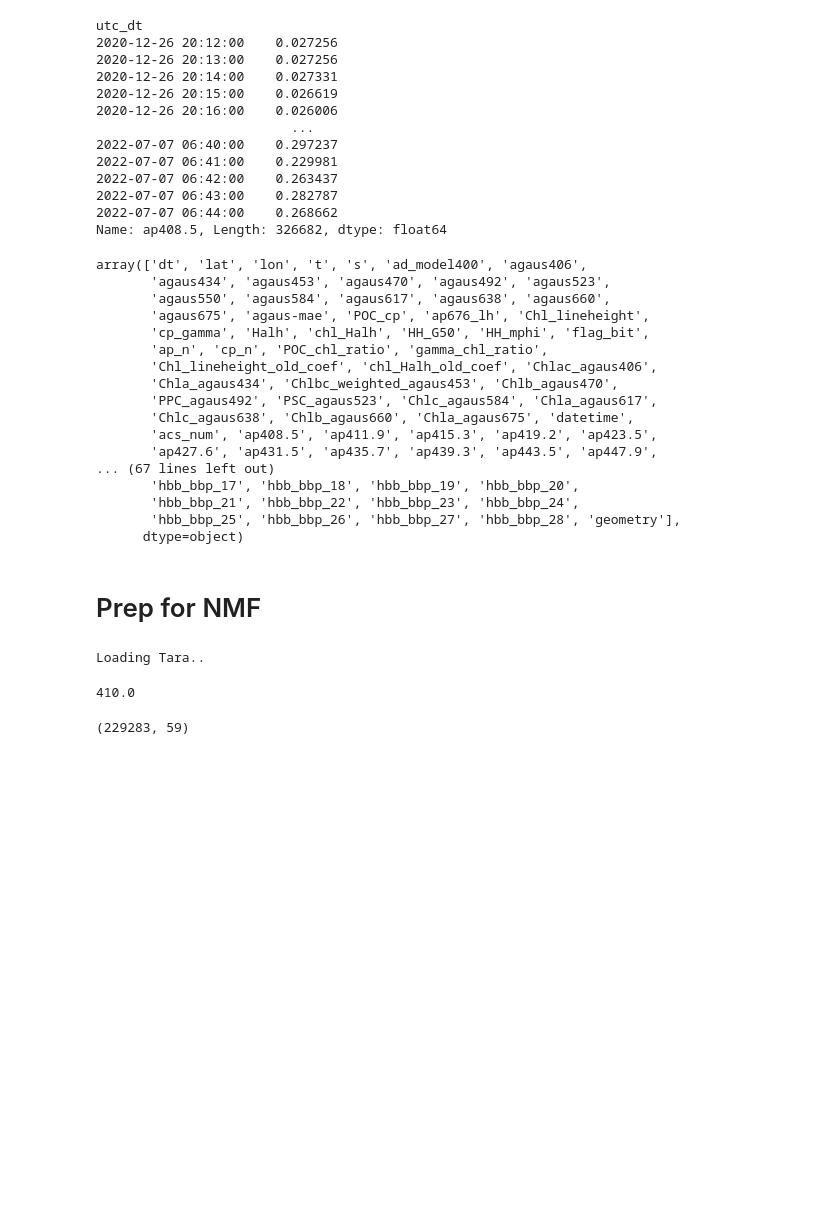
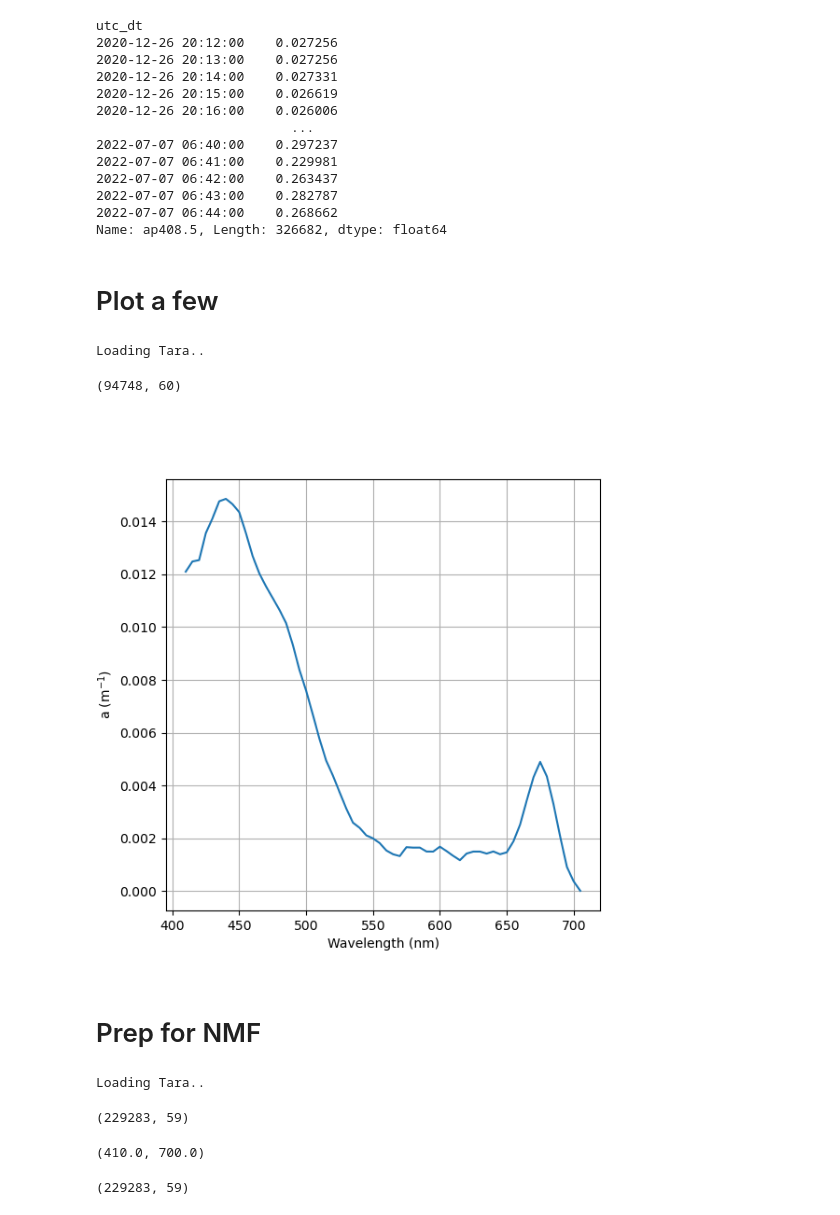
Before and after one commit to AI-for-Ocean-Science/cnmf, a Jupyter notebook: papers/I/Analysis/NewTara.ipynb, the cells around one changed output. Saved outputs shown, nothing was run; the diff lists cells and outputs as text; code cells hidden in the pictures; blank space fills up the shorter version.

```diff
--- a/papers/I/Analysis/NewTara.ipynb
+++ b/papers/I/Analysis/NewTara.ipynb
@@ -112,37 +112,42 @@ utc_dt
 2022-07-07 06:43:00    0.282787
 2022-07-07 06:44:00    0.268662
 Name: ap408.5, Length: 326682, dtype: float64
-# %%
-np.array(tara.keys())
-# %% [output]
-array(['dt', 'lat', 'lon', 't', 's', 'ad_model400', 'agaus406',
-       'agaus434', 'agaus453', 'agaus470', 'agaus492', 'agaus523',
-       'agaus550', 'agaus584', 'agaus617', 'agaus638', 'agaus660',
-       'agaus675', 'agaus-mae', 'POC_cp', 'ap676_lh', 'Chl_lineheight',
-       'cp_gamma', 'Halh', 'chl_Halh', 'HH_G50', 'HH_mphi', 'flag_bit',
-       'ap_n', 'cp_n', 'POC_chl_ratio', 'gamma_chl_ratio',
-       'Chl_lineheight_old_coef', 'chl_Halh_old_coef', 'Chlac_agaus406',
-       'Chla_agaus434', 'Chlbc_weighted_agaus453', 'Chlb_agaus470',
-       'PPC_agaus492', 'PSC_agaus523', 'Chlc_agaus584', 'Chla_agaus617',
-       'Chlc_agaus638', 'Chlb_agaus660', 'Chla_agaus675', 'datetime',
-       'acs_num', 'ap408.5', 'ap411.9', 'ap415.3', 'ap419.2', 'ap423.5',
-       'ap427.6', 'ap431.5', 'ap435.7', 'ap439.3', 'ap443.5', 'ap447.9',
-... (67 lines left out)
-       'hbb_bbp_17', 'hbb_bbp_18', 'hbb_bbp_19', 'hbb_bbp_20',
-       'hbb_bbp_21', 'hbb_bbp_22', 'hbb_bbp_23', 'hbb_bbp_24',
-       'hbb_bbp_25', 'hbb_bbp_26', 'hbb_bbp_27', 'hbb_bbp_28', 'geometry'],
-      dtype=object)
+# %% [markdown]
+# Plot a few
+# %%
+wv_grid, final_tara, l23_a = iops.tara_matched_to_l23(low_cut=405., high_cut=710.)
+final_tara.shape
+# %% [output]
+Loading Tara..
+(94748, 60)
+# %%
+fig = plt.figure(figsize=(6,6))
+ax = plt.gca()
+#
+ax.plot(wv_grid, final_tara[1000])
+
+# Format the plot
+ax.set_xlabel('Wavelength (nm)')
+ax.set_ylabel(r'a (m$^{-1}$)')
+#ax.set_title('Scatter Plot of Time Values')
+ax.grid(True)
+
+plt.show()
+# %% [output]
+[figure, added]
 # %% [markdown]
 # Prep for NMF
 # %%
 reload(iops)
-wv_grid, final_tara, l23_a = iops.tara_matched_to_l23(low_cut=405.)
+wv_grid, final_tara, l23_a = iops.tara_matched_to_l23(low_cut=406., high_cut=704.)
+final_tara.shape
 # %% [output]
 Loading Tara..
+(229283, 59)
 # %%
-wv_grid.min()
+wv_grid.min(), wv_grid.max()
 # %% [output]
-410.0
+(410.0, 700.0)
 # %%
 final_tara.shape
 # %% [output]
```
Also changed, not shown: 4 other files.
